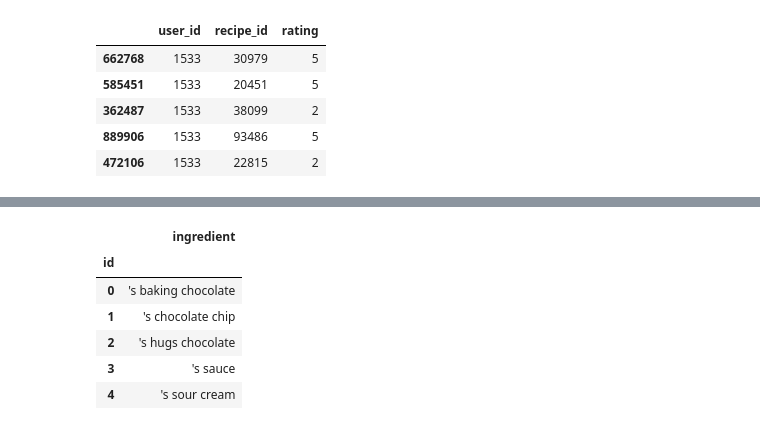
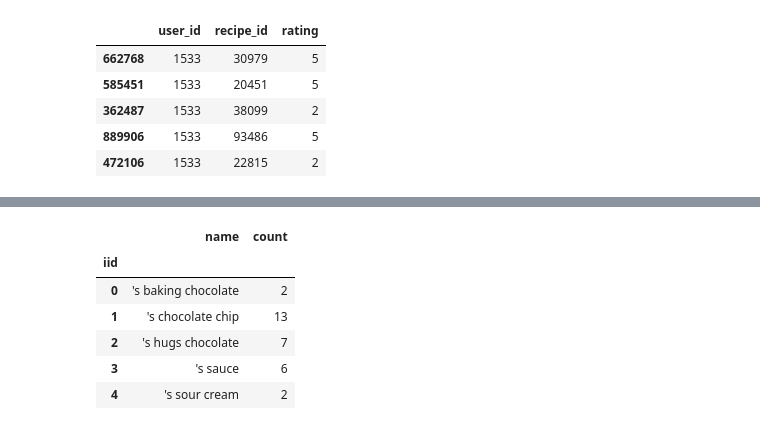
Before and after one commit to rach-rgb/food-recommendation-w-constraints, a Jupyter notebook: notebooks/data_cleanup.ipynb, the cells around one changed output, grey strips where cells are left out. Cells and saved outputs as stored; diff of their text form; code cells hidden in the pictures.

```diff
--- a/notebooks/data_cleanup.ipynb
+++ b/notebooks/data_cleanup.ipynb
@@ -96,19 +113,20 @@ ingr_map.head()
 | 3 | iceberg lettuce leaf | 3 | iceberg lettuce leaf | 20 | lettuce | 4507 | 4308 |
 | 4 | red romaine lettuce | 3 | red romaine lettuce | 19 | lettuce | 4507 | 4308 |
 # %%
-ingr_data = ingr_map.loc[:, ['id', 'replaced']]
+ingr_data = ingr_map.loc[:, ['id', 'replaced', 'count']]
 ingr_data.drop_duplicates(inplace=True)
-ingr_data.set_index('id', inplace=True)
 ingr_data.sort_values(by='id', inplace=True)
-ingr_data.rename(columns = {'replaced' : 'ingredient'}, inplace = True)
+ingr_data.rename(columns = {'replaced' : 'name', 'id': 'iid'}, inplace = True)
+ingr_data.set_index('iid', inplace = True)
+ingr_data.sort_index(inplace = True)
 ingr_data.head()
 # %% [output]
-|  | ingredient |
-| id |  |
-| 0 | 's baking chocolate |
-| 1 | 's chocolate chip |
-| 2 | 's hugs chocolate |
-| 3 | 's sauce |
-| 4 | 's sour cream |
+|  | name | count |
+| iid |  |  |
+| 0 | 's baking chocolate | 2 |
+| 1 | 's chocolate chip | 13 |
+| 2 | 's hugs chocolate | 7 |
+| 3 | 's sauce | 6 |
+| 4 | 's sour cream | 2 |
 # %%
 ingr_data.to_csv('../data/ingr_data.csv')
```
Also changed, not shown: parts of 4 cells of this notebook.
